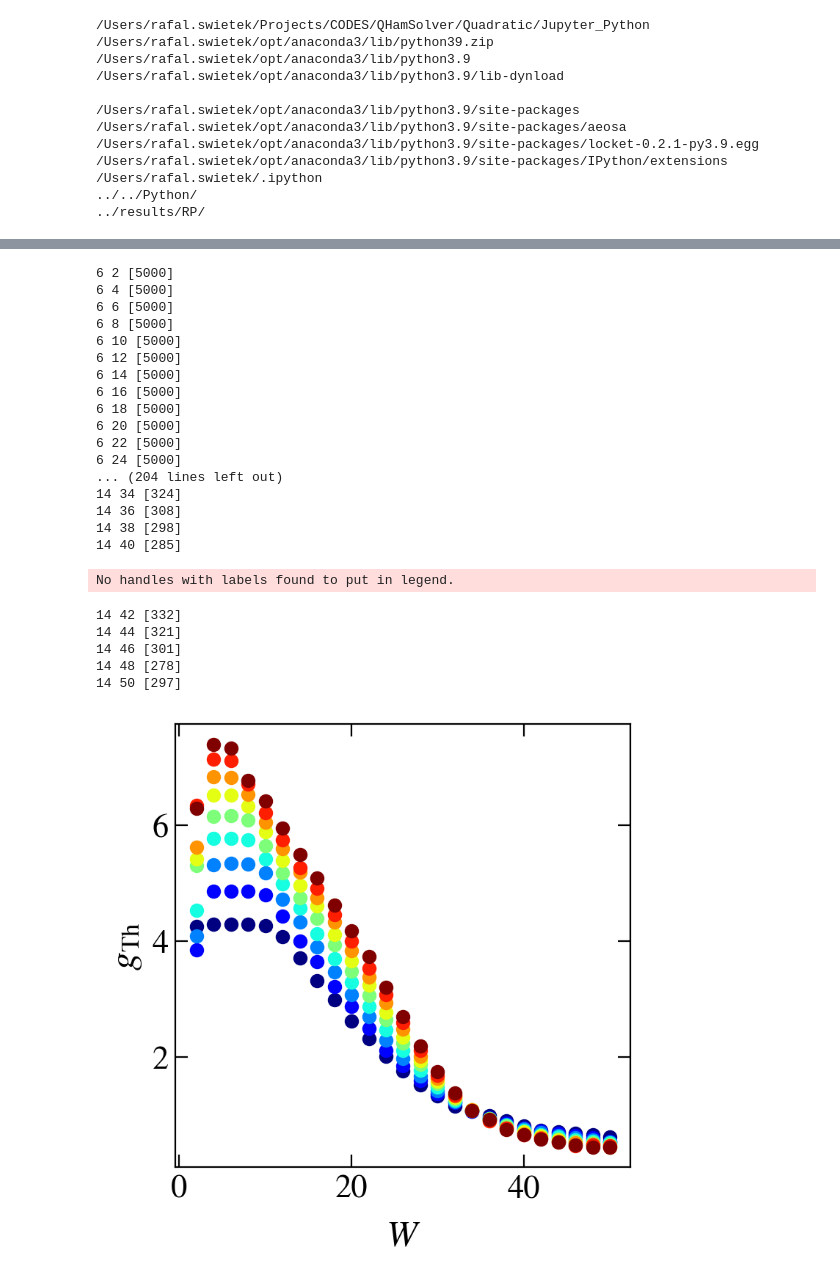
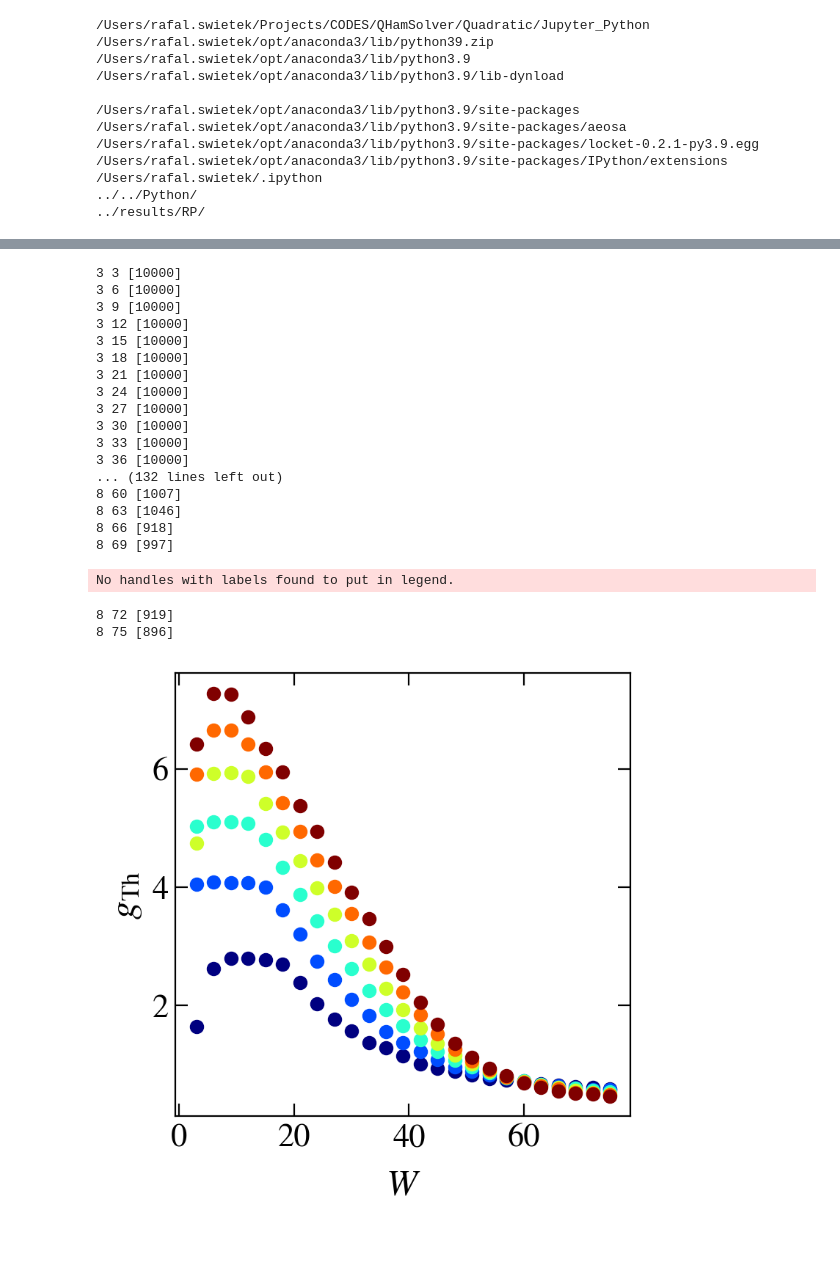
Before and after one commit to Rafal-Swietek/QHamSolver, a Jupyter notebook: Quadratic/Jupyter_Python/conductivity.ipynb, the cells around one changed output, grey strips where cells are left out. Saved outputs shown, nothing was run; the diff lists cells and outputs as text; code cells hidden in the pictures; blank space fills up the shorter version.

```diff
--- a/Quadratic/Jupyter_Python/conductivity.ipynb
+++ b/Quadratic/Jupyter_Python/conductivity.ipynb
@@ -146,9 +146,9 @@ for iia, Wx in enumerate(Ws):
 
         if exists(name):
             with h5py.File(name, "r") as file:
-                tH = np.array(file.get('tH_typ'))[0] / (2*np.pi)
-                times = np.array(file.get('times_fold'))[0] / tH
-                sff = np.array(file.get('sff_beta_folded'))[:,4]
+                tH = np.array(file.get('tH'))[0] / (2*np.pi)
+                times = np.array(file.get('times'))[0]# / tH
+                sff = np.array(file.get('sff_beta'))[:,4]
                 sff = tools.remove_fluctuations(sff, bucket_size=window)[window//2:-window//2]
                 times = times[window//2:-window//2]
 
@@ -174,12 +174,12 @@ op=0
 modello = 'Anderson'
 
 
-DIM = 4
+DIM = 5
 prefix = base_dir(model=modello, d=DIM) + 'SpectralFormFactor/'
 
 sizes = np.arange(12, 37, 4)
 sizes = np.arange(6, 15, 1)
-# sizes = np.arange(3, 8, 1)
+sizes = np.arange(3, 9, 1)
 
 fig, axis = plt.subplots( nrows=2, ncols=2, figsize=(7,7), dpi = 200, sharex=False, sharey=False)
 axis = axis.flatten()
@@ -200,7 +200,7 @@ labs = ["(a)", "(b)", "(c)", "(d)"]
 cut = 0.1
 window = 50
 beta_idx = [0, 2, 10, -1]
-Wx = 30
+Wx = 3
 
 for iia, iieps in enumerate(beta_idx):
     ymin = 1e6
@@ -279,12 +267,12 @@ op=0
 modello = 'Anderson'
 
 
-DIM = 4
+DIM = 5
 prefix = base_dir(model=modello, d=DIM) + 'SpectralFormFactor/'
 
 sizes = np.arange(12, 37, 4)
 sizes = np.arange(6, 15, 1)
-# sizes = np.arange(3, 8, 1)
+sizes = np.arange(3, 9, 1)
 
 fig, axis = plt.subplots( nrows=1, ncols=1, figsize=(4,4), dpi = 200, sharex=False, sharey=False)
 # axis = axis.flatten()
@@ -301,60 +289,59 @@ corr = 0
 Ws = [2, 6, 10, 16]
 Ws = np.arange(1, 26, 1)
 Ws = np.arange(2, 51, 2)
+Ws = np.arange(3, 76, 3)
+
 labs = ["(a)", "(b)", "(c)", "(d)"]
 
 window = 50
 cut = 0.1
 for ii, L in enumerate(sizes):
 
     col = s_m.to_rgba(L)
     thouless = np.zeros(Ws.shape)
     for iia, Wx in enumerate(Ws):
         name = prefix +  info(L=L, J=J, w=Wx, model=modello, ext='.hdf5')
 
         if exists(name):
             with h5py.File(name, "r") as file:
                 tH = np.array(file.get('tH'))[0]
                 R = np.array(file.get('realisations'))[0]
                 print(L, Wx, R)
                 times = np.array(file.get('times'))[0]
                 sff = np.array(file.get('sff_eps'))[:,-1]
                 sff = tools.remove_fluctuations(sff, bucket_size=window)[window//2:-window//2]
                 times = times[window//2:-window//2]
 
                 diff = np.log10( sff / goe.spectral_form_factor(times))
                 idx = np.argmin( np.abs(diff - cut) )
                 thouless[iia] = np.log(1 / times[idx])
         else:
             print(name)
     axis.scatter(Ws, thouless, color=col)
 
 fig_help.set_plot_elements(axis, ylabel=r"$g_{\rm Th}$", xlabel=r"$W$", font_size=16, set_legend=1, xscale='linear', yscale='linear')
 # %% [output]
-6 2 [5000]
-6 4 [5000]
-6 6 [5000]
-6 8 [5000]
-6 10 [5000]
-6 12 [5000]
-6 14 [5000]
-6 16 [5000]
-6 18 [5000]
-6 20 [5000]
-6 22 [5000]
-6 24 [5000]
-... (204 lines left out)
-14 34 [324]
-14 36 [308]
-14 38 [298]
-14 40 [285]
+3 3 [10000]
+3 6 [10000]
+3 9 [10000]
+3 12 [10000]
+3 15 [10000]
+3 18 [10000]
+3 21 [10000]
+3 24 [10000]
+3 27 [10000]
+3 30 [10000]
+3 33 [10000]
+3 36 [10000]
+... (132 lines left out)
+8 60 [1007]
+8 63 [1046]
+8 66 [918]
+8 69 [997]
 No handles with labels found to put in legend.
-14 42 [332]
-14 44 [321]
-14 46 [301]
-14 48 [278]
-14 50 [297]
+8 72 [919]
+8 75 [896]
-[figure, old version]
+[figure, new version]
 # %%
 L = 20
 w = 2
```
Also changed, not shown: parts of 3 cells of this notebook, 3 other files.
